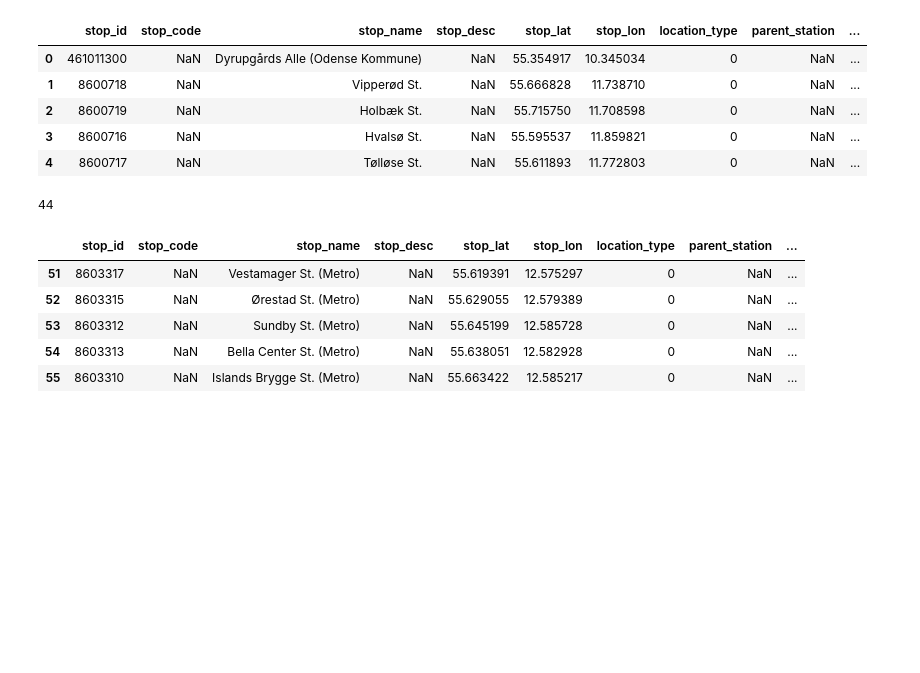
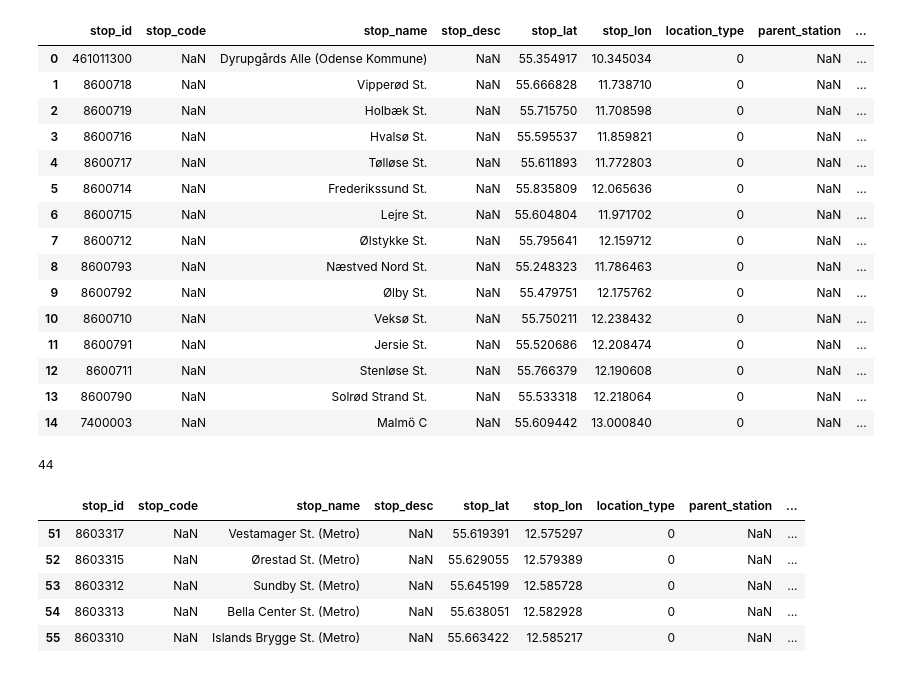
Before and after one commit to jevgbur/Genetic-algorithms-metro-optimization, a Jupyter notebook: data_loading.ipynb, the cells around one changed output. Drawn from its saved outputs; the diff is of its cells as text; code cells hidden in the pictures; blank space fills up the shorter version.

```diff
--- a/data_loading.ipynb
+++ b/data_loading.ipynb
@@ -26,14 +24,24 @@ with zipfile.ZipFile(GTFS_PATH, "r") as z:
     stop_times = pd.read_csv(z.open("GTFS_Copenhagen/stop_times.txt"))
     trips = pd.read_csv(z.open("GTFS_Copenhagen/trips.txt"))
 # %%
-stops.head()
+stops.head(15)
 # %% [output]
 |  | stop_id | stop_code | stop_name | stop_desc | stop_lat | stop_lon | location_type | parent_station | ... |
 | 0 | 461011300 | NaN | Dyrupgårds Alle (Odense Kommune) | NaN | 55.354917 | 10.345034 | 0 | NaN | ... |
 | 1 | 8600718 | NaN | Vipperød St. | NaN | 55.666828 | 11.738710 | 0 | NaN | ... |
 | 2 | 8600719 | NaN | Holbæk St. | NaN | 55.715750 | 11.708598 | 0 | NaN | ... |
 | 3 | 8600716 | NaN | Hvalsø St. | NaN | 55.595537 | 11.859821 | 0 | NaN | ... |
 | 4 | 8600717 | NaN | Tølløse St. | NaN | 55.611893 | 11.772803 | 0 | NaN | ... |
+| 5 | 8600714 | NaN | Frederikssund St. | NaN | 55.835809 | 12.065636 | 0 | NaN | ... |
+| 6 | 8600715 | NaN | Lejre St. | NaN | 55.604804 | 11.971702 | 0 | NaN | ... |
+| 7 | 8600712 | NaN | Ølstykke St. | NaN | 55.795641 | 12.159712 | 0 | NaN | ... |
+| 8 | 8600793 | NaN | Næstved Nord St. | NaN | 55.248323 | 11.786463 | 0 | NaN | ... |
+| 9 | 8600792 | NaN | Ølby St. | NaN | 55.479751 | 12.175762 | 0 | NaN | ... |
+| 10 | 8600710 | NaN | Veksø St. | NaN | 55.750211 | 12.238432 | 0 | NaN | ... |
+| 11 | 8600791 | NaN | Jersie St. | NaN | 55.520686 | 12.208474 | 0 | NaN | ... |
+| 12 | 8600711 | NaN | Stenløse St. | NaN | 55.766379 | 12.190608 | 0 | NaN | ... |
+| 13 | 8600790 | NaN | Solrød Strand St. | NaN | 55.533318 | 12.218064 | 0 | NaN | ... |
+| 14 | 7400003 | NaN | Malmö C | NaN | 55.609442 | 13.000840 | 0 | NaN | ... |
 # %%
 # stops filtering for metro only
 metro_stops = stops[stops['stop_name'].str.contains('(Metro)')]
```
Also changed, not shown: parts of 5 cells of this notebook.
